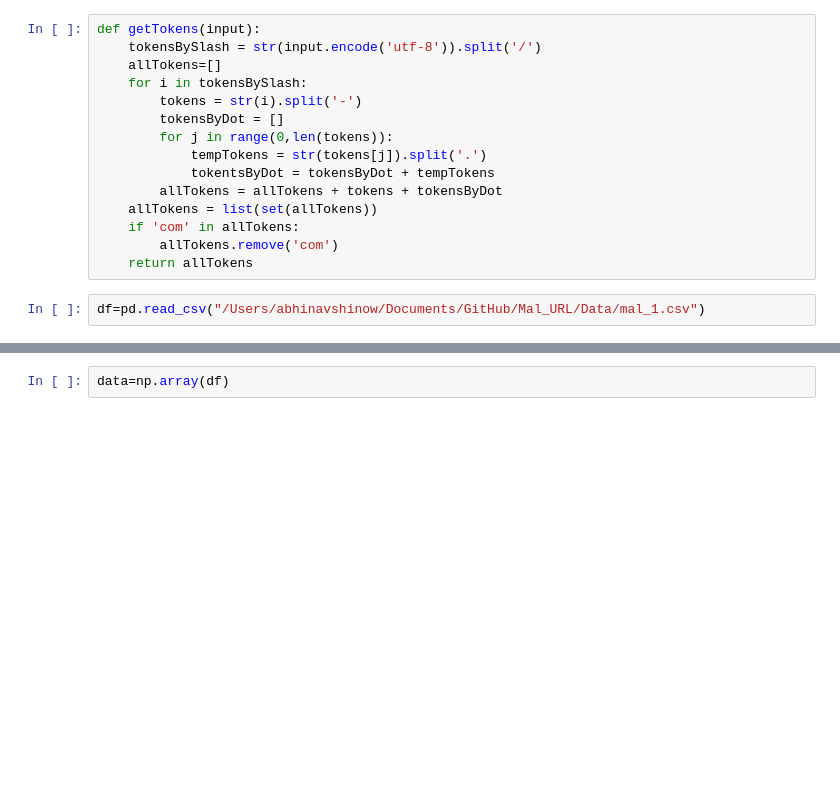
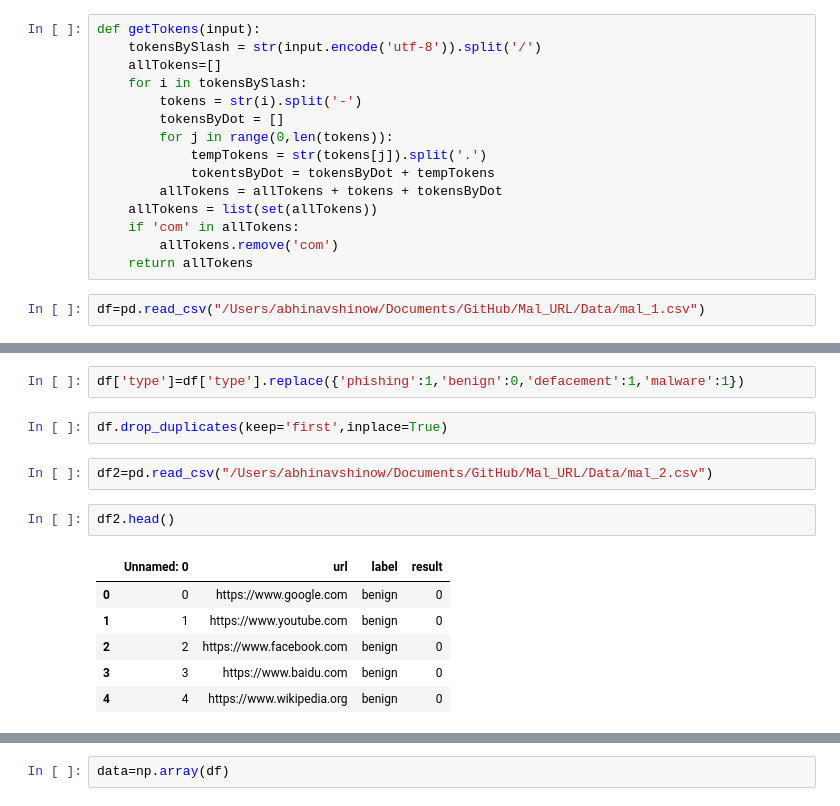
Before and after one commit to alphabeta2206/Mal_URL, a Jupyter notebook: Models/Model-1.ipynb, the cells around one changed output, grey strips where cells are left out. Drawn from its saved outputs; the diff is of its cells as text; blank space fills up the shorter version.

```diff
--- a/Models/Model-1.ipynb
+++ b/Models/Model-1.ipynb
@@ -41,0 +49,15 @@ df.head()
+# %%
+df['type']=df['type'].replace({'phishing':1,'benign':0,'defacement':1,'malware':1})
+# %%
+df.drop_duplicates(keep='first',inplace=True)
+# %%
+df2=pd.read_csv("/Users/abhinavshinow/Documents/GitHub/Mal_URL/Data/mal_2.csv")
+# %%
+df2.head()
+# %% [output]
+|  | Unnamed: 0 | url | label | result |
+| 0 | 0 | https://www.google.com | benign | 0 |
+| 1 | 1 | https://www.youtube.com | benign | 0 |
+| 2 | 2 | https://www.facebook.com | benign | 0 |
+| 3 | 3 | https://www.baidu.com | benign | 0 |
+| 4 | 4 | https://www.wikipedia.org | benign | 0 |
```
Also changed, not shown: parts of 14 cells of this notebook, 2 other files.
